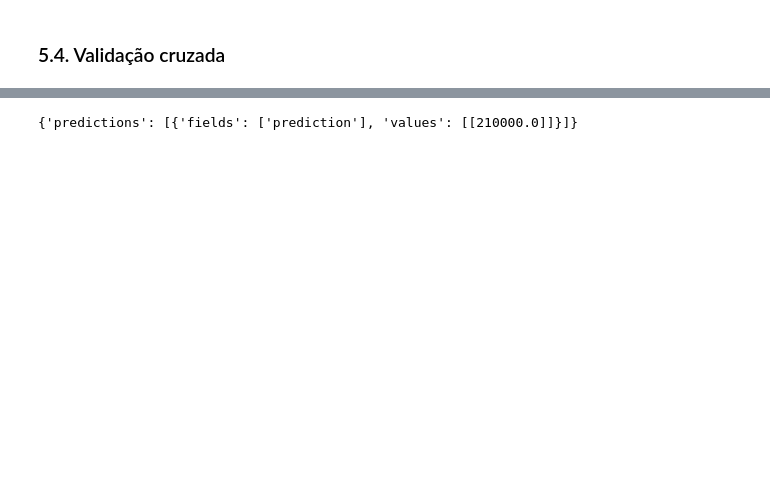
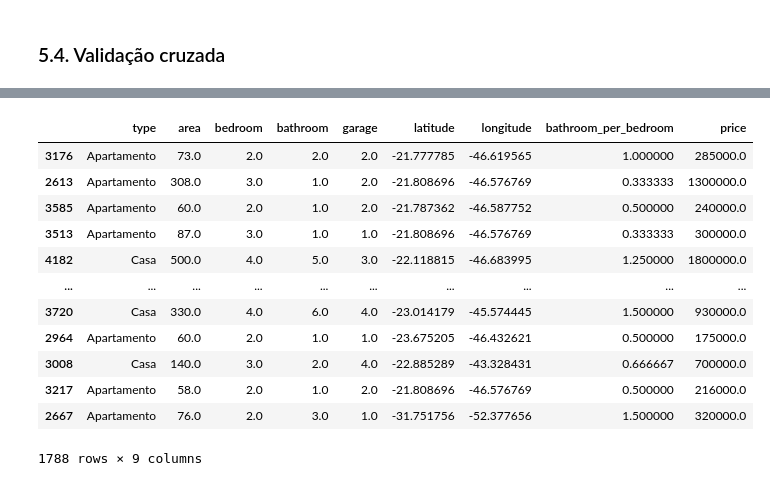
Before and after one commit to VanessaSwerts/imovel-data, a Jupyter notebook: src/model/property_pricing_predictor.ipynb, the cells around one changed output, grey strips where cells are left out. Drawn from its saved outputs; the diff is of its cells as text; code cells hidden in the pictures; blank space fills up the shorter version.

Commit message:
Change project to save deploy dataset and final model to deploy

```diff
--- a/src/model/property_pricing_predictor.ipynb
+++ b/src/model/property_pricing_predictor.ipynb
@@ -604,7 +596,3 @@ array([[1., 0.],
        [1., 0.]])
 # %% [markdown]
 ### 4.3. Feature Scaling - Pipeline de transformação
-# %%
-a_series = pd.Series(['Apartamento', 73.0, 2.0, 2.0, 2.0, -21.777785, -46.619565, 1], index = train_set_df.columns)
-df2 = train_set_df.append(a_series, ignore_index=True)
-df2
@@ -892,9 +724,19 @@ f246d0f5-df13-43c0-87ef-4b1de816a852  Deployment of Housing Pricing Calculator
-# %%
-values_original = [[73.0, 2.0, 2.0, 2.0, -21.777785, -46.619565, 1.0, 0, 1]]
-values_transformed = [[-0.39505918, -0.82530118, 0.09191186, 0.00531812, 0.02077038, -0.06860475, 0.73800738, 1.0, 0.0]]
-
-scoring_payload = {"input_data": [{"values": values_original }]}
-predictions = client.deployments.score("843154c9-dc9c-4a24-add7-c25dc7427ad8", scoring_payload)
-predictions
-# %% [output]
-{'predictions': [{'fields': ['prediction'], 'values': [[210000.0]]}]}
+# %%
+# Copiando o dataset de treino transformado para um novo dataset e voltando a variavel target preço
+df_deploy = train_set_df.copy()
+df_deploy['price'] = train_set['price']
+df_deploy
+# %% [output]
+|  | type | area | bedroom | bathroom | garage | latitude | longitude | bathroom_per_bedroom | price |
+| 3176 | Apartamento | 73.0 | 2.0 | 2.0 | 2.0 | -21.777785 | -46.619565 | 1.000000 | 285000.0 |
+| 2613 | Apartamento | 308.0 | 3.0 | 1.0 | 2.0 | -21.808696 | -46.576769 | 0.333333 | 1300000.0 |
+| 3585 | Apartamento | 60.0 | 2.0 | 1.0 | 2.0 | -21.787362 | -46.587752 | 0.500000 | 240000.0 |
+| 3513 | Apartamento | 87.0 | 3.0 | 1.0 | 1.0 | -21.808696 | -46.576769 | 0.333333 | 300000.0 |
+| 4182 | Casa | 500.0 | 4.0 | 5.0 | 3.0 | -22.118815 | -46.683995 | 1.250000 | 1800000.0 |
+| ... | ... | ... | ... | ... | ... | ... | ... | ... | ... |
+| 3720 | Casa | 330.0 | 4.0 | 6.0 | 4.0 | -23.014179 | -45.574445 | 1.500000 | 930000.0 |
+| 2964 | Apartamento | 60.0 | 2.0 | 1.0 | 1.0 | -23.675205 | -46.432621 | 0.500000 | 175000.0 |
+| 3008 | Casa | 140.0 | 3.0 | 2.0 | 4.0 | -22.885289 | -43.328431 | 0.666667 | 700000.0 |
+| 3217 | Apartamento | 58.0 | 2.0 | 1.0 | 2.0 | -21.808696 | -46.576769 | 0.500000 | 216000.0 |
+| 2667 | Apartamento | 76.0 | 2.0 | 3.0 | 1.0 | -31.751756 | -52.377656 | 1.500000 | 320000.0 |
+1788 rows × 9 columns
```
Also changed, not shown: parts of 24 cells of this notebook, 2 other files.
